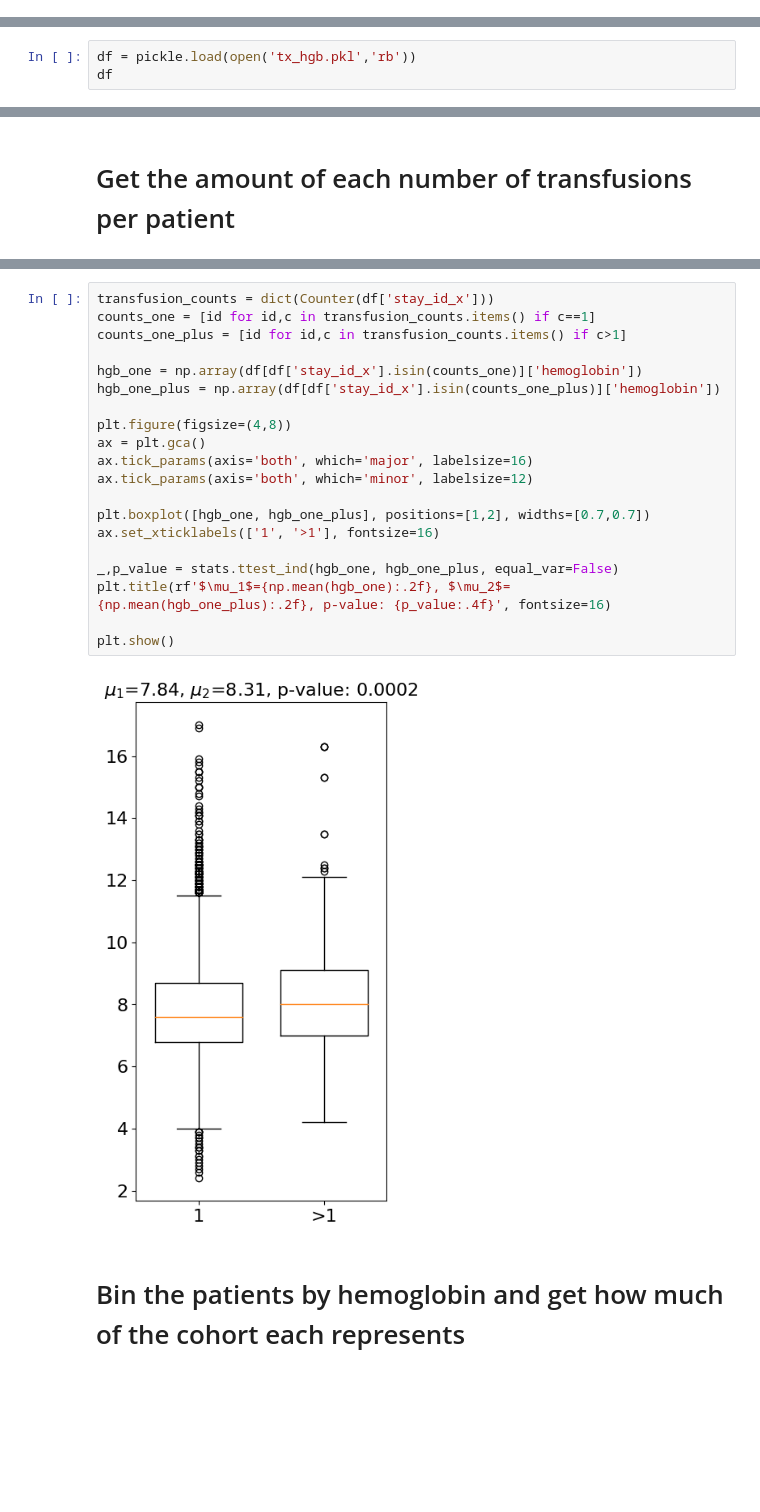
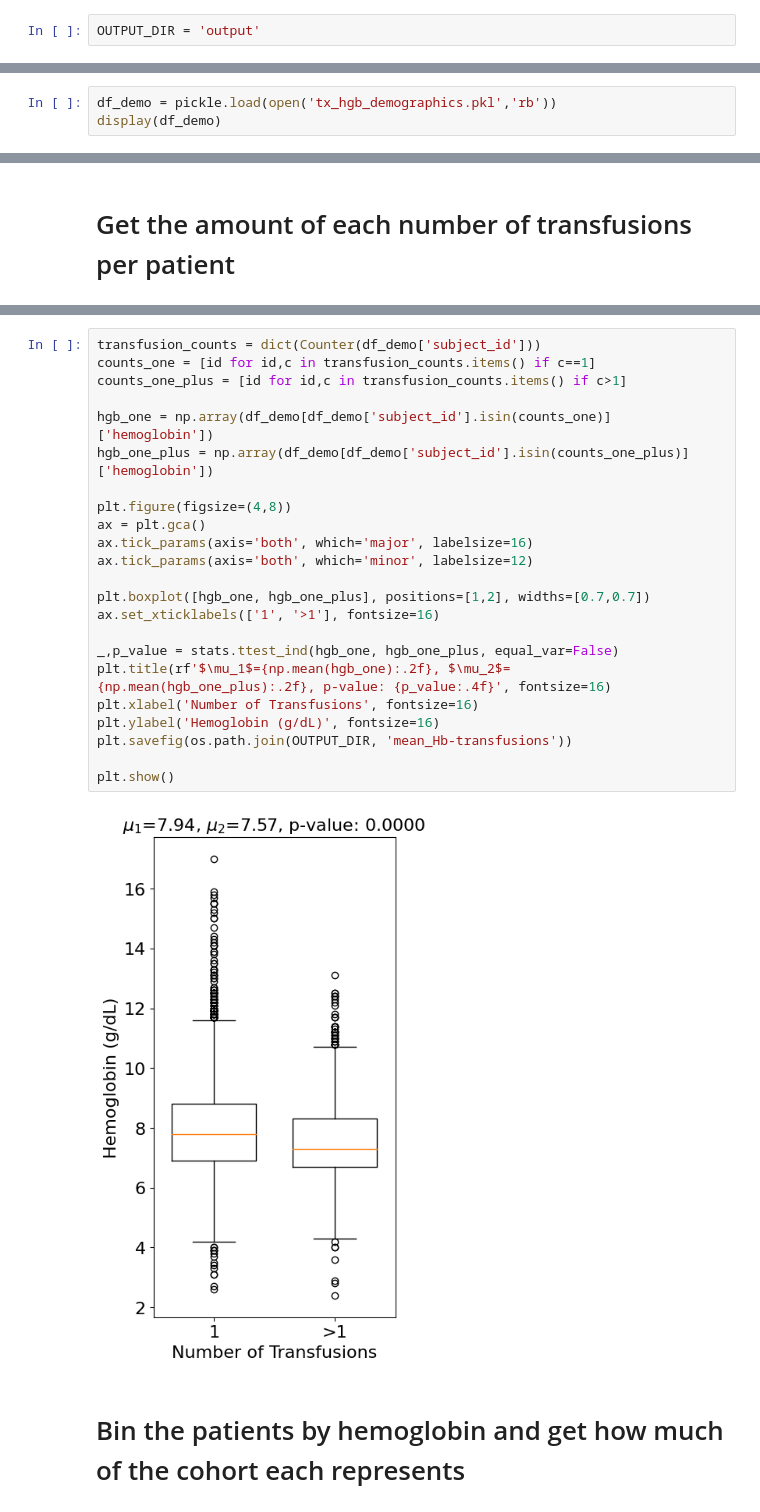
Before and after one commit to Lucas-Mc/tarragona-datathon-2022, a Jupyter notebook: tarragona_datathon_2022.ipynb, the cells around one changed output, grey strips where cells are left out. Cells and saved outputs as stored; diff of their text form; blank space fills up the shorter version.

```diff
--- a/tarragona_datathon_2022.ipynb
+++ b/tarragona_datathon_2022.ipynb
@@ -10,6 +13,8 @@ import scipy.stats as stats
+# %%
+OUTPUT_DIR = 'output'
 # %% [markdown]
 # Load in our transfusion and hemoglobin combined cohort
 # %%
-df = pickle.load(open('tx_hgb.pkl','rb'))
-df
+df_demo = pickle.load(open('tx_hgb_demographics.pkl','rb'))
+display(df_demo)
 # %% [output]
@@ -50,25 +120,28 @@ Counter({1: 10876, 2: 105, 4: 2, 3: 8, 6: 1})
 # %%
-transfusion_counts = dict(Counter(df['stay_id_x']))
+transfusion_counts = dict(Counter(df_demo['subject_id']))
 counts_one = [id for id,c in transfusion_counts.items() if c==1]
 counts_one_plus = [id for id,c in transfusion_counts.items() if c>1]
 
-hgb_one = np.array(df[df['stay_id_x'].isin(counts_one)]['hemoglobin'])
-hgb_one_plus = np.array(df[df['stay_id_x'].isin(counts_one_plus)]['hemoglobin'])
+hgb_one = np.array(df_demo[df_demo['subject_id'].isin(counts_one)]['hemoglobin'])
+hgb_one_plus = np.array(df_demo[df_demo['subject_id'].isin(counts_one_plus)]['hemoglobin'])
 
 plt.figure(figsize=(4,8))
 ax = plt.gca()
 ax.tick_params(axis='both', which='major', labelsize=16)
 ax.tick_params(axis='both', which='minor', labelsize=12)
 
 plt.boxplot([hgb_one, hgb_one_plus], positions=[1,2], widths=[0.7,0.7])
 ax.set_xticklabels(['1', '>1'], fontsize=16)
 
 _,p_value = stats.ttest_ind(hgb_one, hgb_one_plus, equal_var=False)
 plt.title(rf'$\mu_1$={np.mean(hgb_one):.2f}, $\mu_2$={np.mean(hgb_one_plus):.2f}, p-value: {p_value:.4f}', fontsize=16)
+plt.xlabel('Number of Transfusions', fontsize=16)
+plt.ylabel('Hemoglobin (g/dL)', fontsize=16)
+plt.savefig(os.path.join(OUTPUT_DIR, 'mean_Hb-transfusions'))
 
 plt.show()
 # %% [output]
-[figure, old version]
+[figure, new version]
 # %% [markdown]
 # Bin the patients by hemoglobin and get how much of the cohort each represents
 # %%
```
Also changed, not shown: parts of 11 cells of this notebook, 9 other files.
